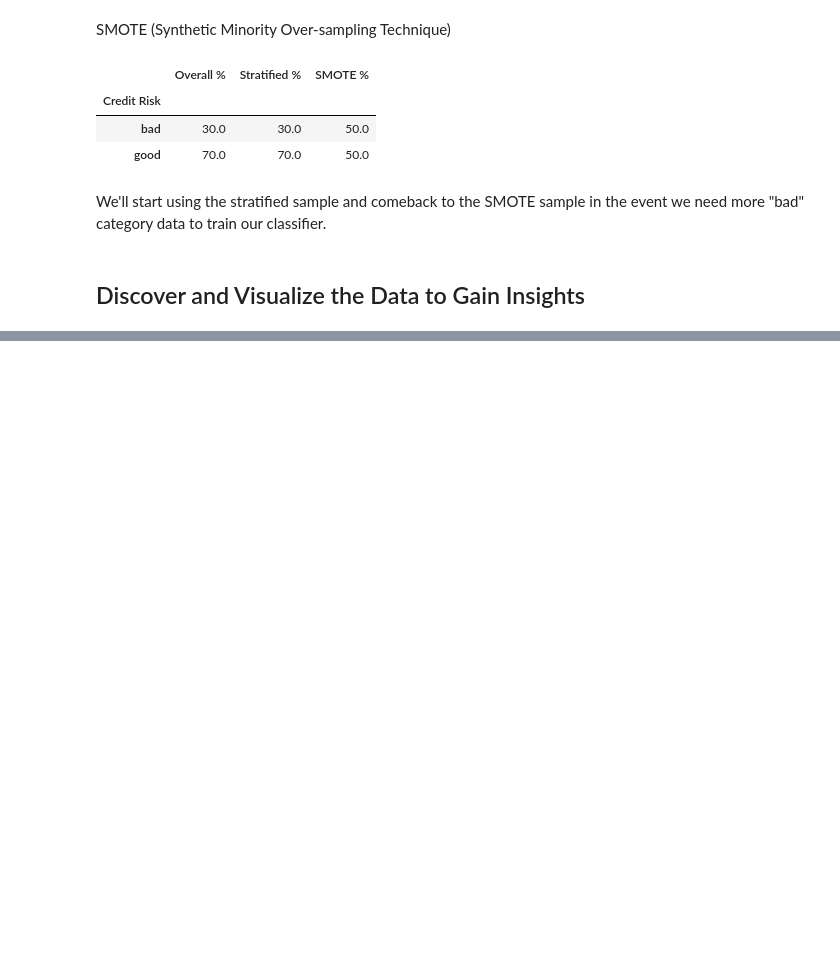
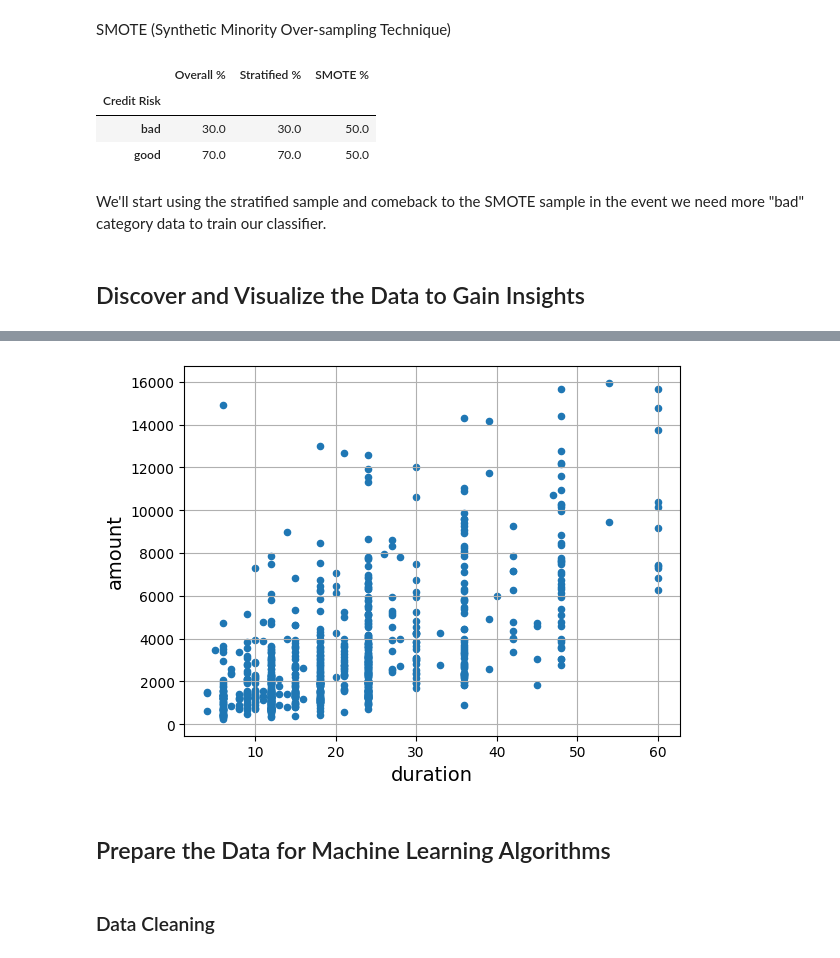
Before and after one commit to Gonzalo-Caro/Practicas-ML-NN, a Jupyter notebook: Additional Exercises/2. Classification.ipynb, the cells around one changed output, grey strips where cells are left out. Cells and saved outputs as stored; diff of their text form; code cells hidden in the pictures; blank space fills up the shorter version.

```diff
--- a/Additional Exercises/2. Classification.ipynb
+++ b/Additional Exercises/2. Classification.ipynb
@@ -136,0 +159,8 @@ We'll start using the stratified sample and comeback to the SMOTE sample in the
+# %%
+credit.plot(kind="scatter", x="duration", y="amount",
+            grid=True)
+plt.show()
+# %% [output]
+[figure, added]
+# %% [markdown]
+## Prepare the Data for Machine Learning Algorithms
@@ -136,0 +170,2 @@ We'll start using the stratified sample and comeback to the SMOTE sample in the
+# %% [markdown]
+### Data Cleaning
```
Also changed, not shown: parts of 4 cells of this notebook, 1 other file.
